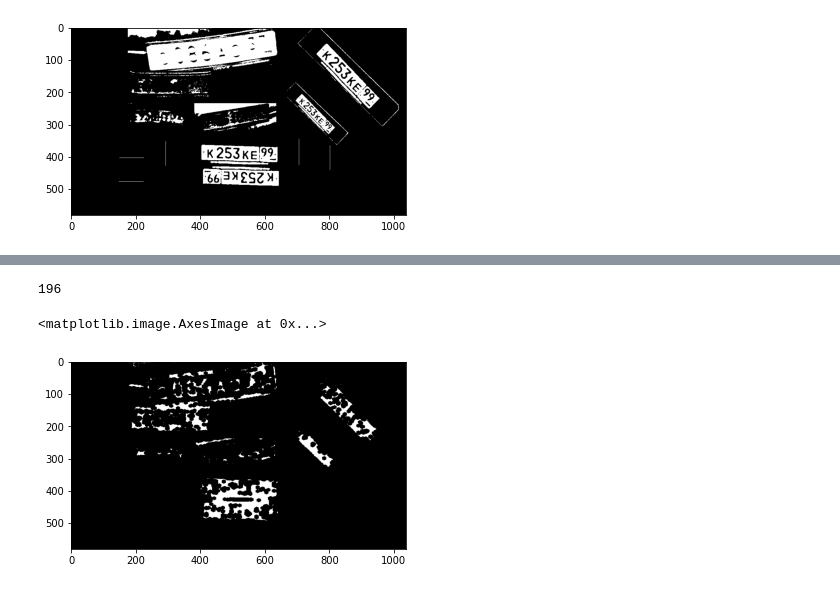
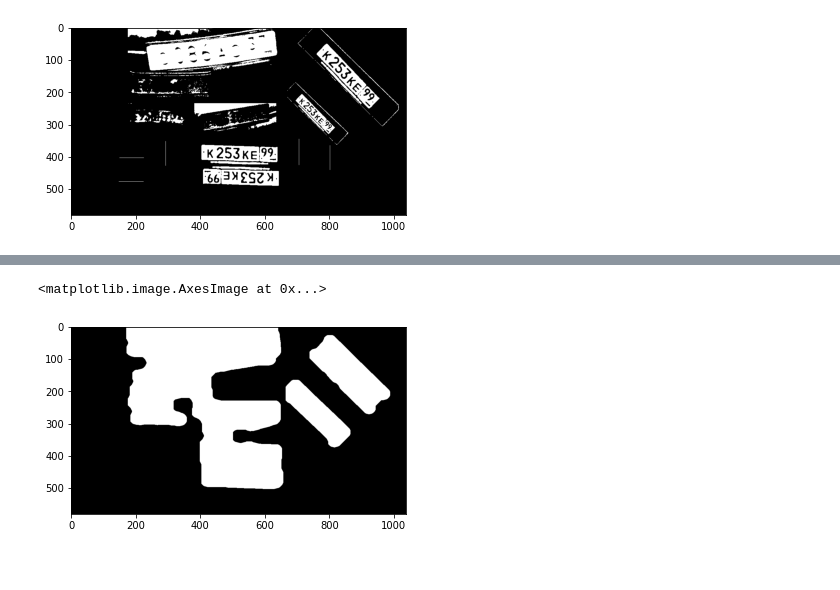
Before and after one commit to Tetrergeru/cv_project, a Jupyter notebook: numbers.ipynb, the cells around one changed output, grey strips where cells are left out. Drawn from its saved outputs; the diff is of its cells as text; code cells hidden in the pictures.

```diff
--- a/numbers.ipynb
+++ b/numbers.ipynb
@@ -19,3 +19,5 @@ plt.imshow(binarised, cmap='gray')
 # %%
 kernel_2 = cv2.getStructuringElement(cv2.MORPH_ELLIPSE,(2,2))
 kernel_5 = cv2.getStructuringElement(cv2.MORPH_ELLIPSE,(5,5))
+kernel_10 = cv2.getStructuringElement(cv2.MORPH_ELLIPSE,(10,10))
+kernel_20 = cv2.getStructuringElement(cv2.MORPH_ELLIPSE,(20,20))
@@ -37,20 +24,14 @@ plt.imshow(denoise, cmap='gray')
-# %%
-grad_kernel = cv2.getStructuringElement(cv2.MORPH_ELLIPSE,(3,3))
-
-grad = cv2.morphologyEx(img.copy(), cv2.MORPH_GRADIENT, grad_kernel)
-grad = cv2.threshold(grad, 5.0, 255.0, cv2.THRESH_BINARY)[1]
-# grad = cv2.dilate(grad, kernel_5, iterations=1)
-grad = cv2.erode(grad, kernel_5, iterations=3)
-# grad = cv2.erode(grad, kernel_2, iterations=10)
-
-# grad = cv2.floodFill(grad.copy(), np.zeros((denoised.shape[0] + 2, denoised.shape[1] + 2), np.uint8), (0, 0), 255.0)[1]
-
-contours, _ = cv2.findContours(grad, cv2.RETR_TREE, cv2.CHAIN_APPROX_SIMPLE)
-all_coins = len(contours)
-print(all_coins)
-
-plt.imshow(grad, cmap='gray')
-# %% [output]
-196
-<matplotlib.image.AxesImage at 0x...>
-[figure, removed]
+# %%
+img_mask = img.copy()
+img_mask = cv2.dilate(img_mask, kernel_20, iterations=3)
+img_mask = cv2.erode(img_mask, kernel_20, iterations=2)
+img_mask = cv2.threshold(img_mask, 100.0, 255.0, cv2.THRESH_BINARY)[1]
+
+img_mask = cv2.erode(img_mask, kernel_20, iterations=2)
+img_mask = cv2.dilate(img_mask, kernel_20, iterations=2)
+
+
+plt.imshow(img_mask, cmap='gray')
+# %% [output]
+<matplotlib.image.AxesImage at 0x...>
+[figure, added]
```
Also changed, not shown: parts of 5 cells of this notebook, 1 other file.
